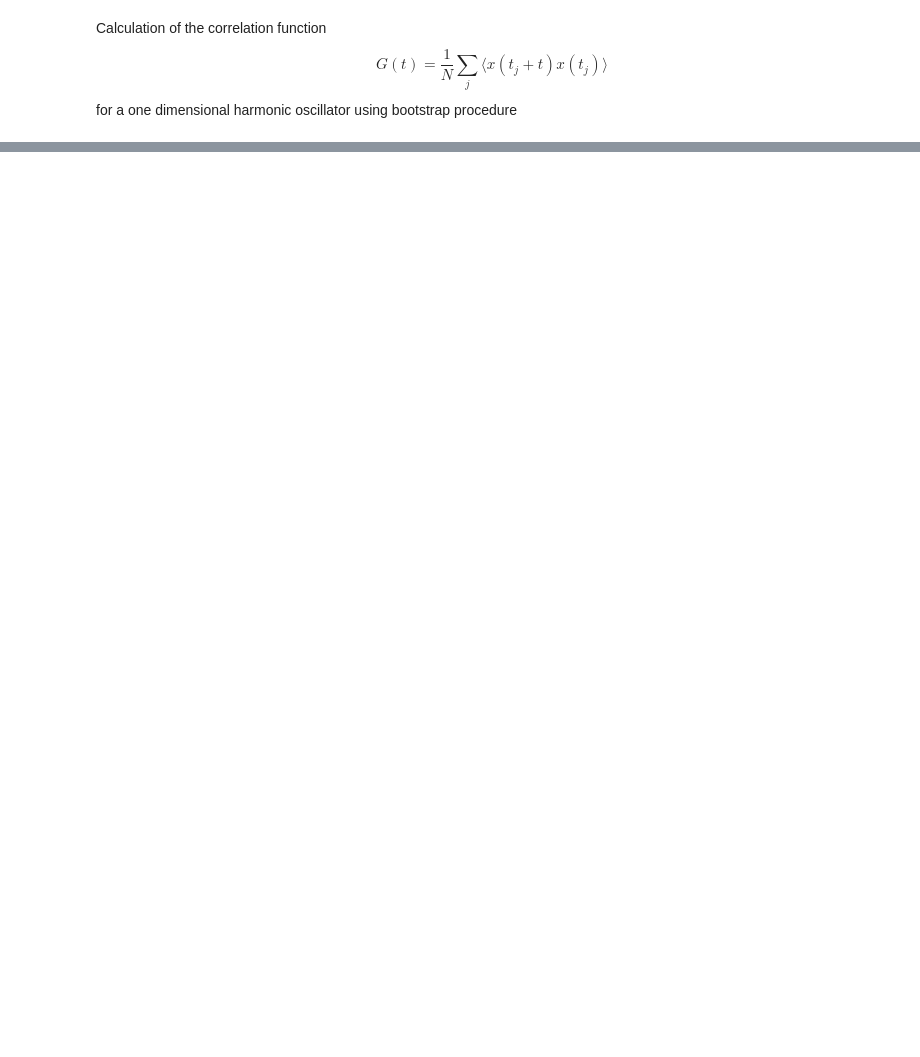
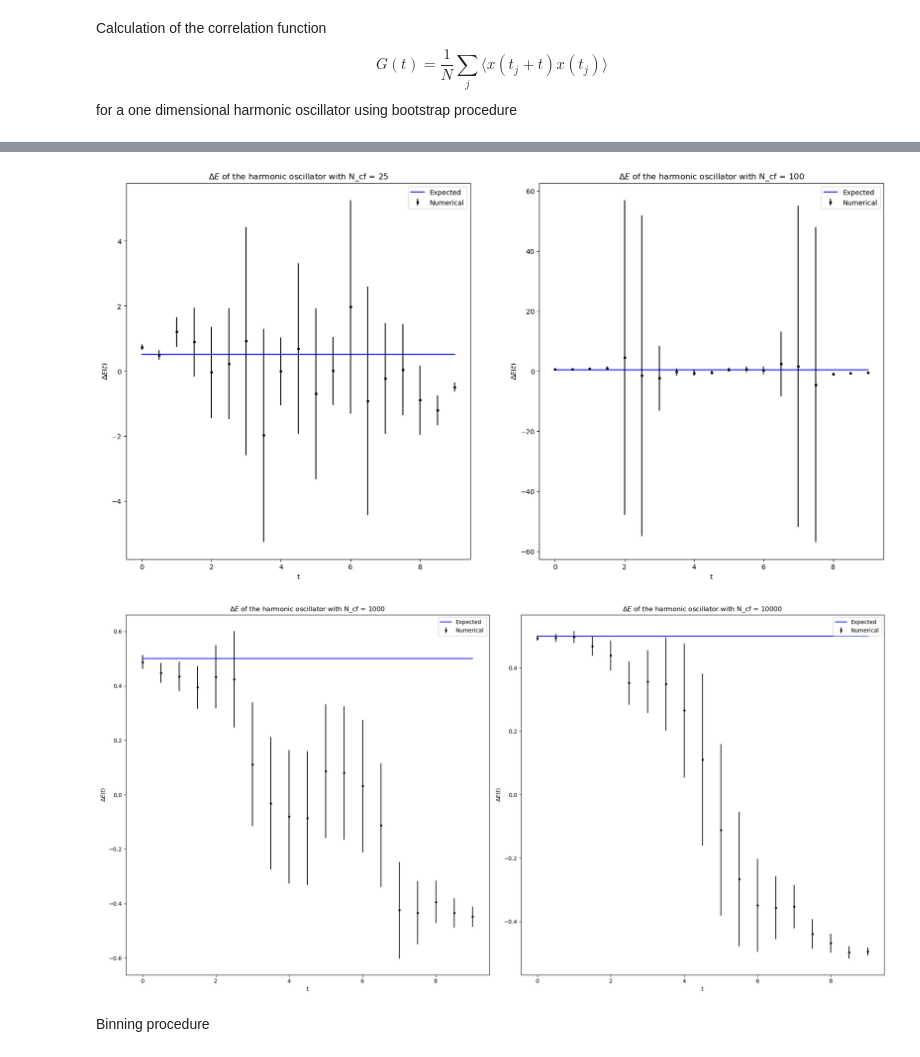
Before and after one commit to lusvelt/path-integral-monte-carlo, a Jupyter notebook: src/metropolis-harmonic-oscillator.ipynb, the cells around one changed output, grey strips where cells are left out. Drawn from its saved outputs; the diff is of its cells as text; code cells hidden in the pictures; blank space fills up the shorter version.

```diff
--- a/src/metropolis-harmonic-oscillator.ipynb
+++ b/src/metropolis-harmonic-oscillator.ipynb
@@ -157,0 +177,42 @@ plt.show()
+# %%
+fig_1, axes = plt.subplots(1, 2, figsize=(20, 10))
+
+axes[0].plot(t, E_exact ,'b', label='Expected')
+axes[0].errorbar(t, delta_E(avg_25_1), yerr=error_delta_E(avg_25_1, std_25_1), fmt='.', color='black', label='Numerical')
+axes[0].legend(loc='upper right')
+axes[0].set_title(r'$\Delta E$ of the harmonic oscillator with N_cf = 25')
+axes[0].set_xlabel('t')
+axes[0].set_ylabel(r'$\Delta E(t)$')
+
+axes[1].plot(t, E_exact ,'b', label='Expected')
+axes[1].errorbar(t, delta_E(avg_100_1), yerr=error_delta_E(avg_100_1, std_100_1), fmt='.', color='black', label='Numerical')
+axes[1].legend(loc='upper right')
+axes[1].set_title(r'$\Delta E$ of the harmonic oscillator with N_cf = 100')
+axes[1].set_xlabel('t')
+axes[1].set_ylabel(r'$\Delta E(t)$')
+
+fig_2, axes = plt.subplots(1, 2, figsize=(20, 10))
+
+axes[0].plot(t, E_exact ,'b', label='Expected')
+axes[0].errorbar(t, delta_E(avg_1000_1), yerr=error_delta_E(avg_1000_1, std_1000_1), fmt='.', color='black', label='Numerical')
+axes[0].legend(loc='upper right')
+axes[0].set_title(r'$\Delta E$ of the harmonic oscillator with N_cf = 1000')
+axes[0].set_xlabel('t')
+axes[0].set_ylabel(r'$\Delta E(t)$')
+
+axes[1].plot(t, E_exact ,'b', label='Expected')
+axes[1].errorbar(t, delta_E(avg_10000_1), yerr=error_delta_E(avg_10000_1, std_10000_1), fmt='.', color='black', label='Numerical')
+axes[1].legend(loc='upper right')
+axes[1].set_title(r'$\Delta E$ of the harmonic oscillator with N_cf = 10000')
+axes[1].set_xlabel('t')
+axes[1].set_ylabel(r'$\Delta E(t)$')
+
+
+plt.tight_layout()
+
+plt.show()
+# %% [output]
+[figure, added]
+[figure, added]
+# %% [markdown]
+Binning procedure
```
Also changed, not shown: parts of 10 cells of this notebook, 1 other file.
